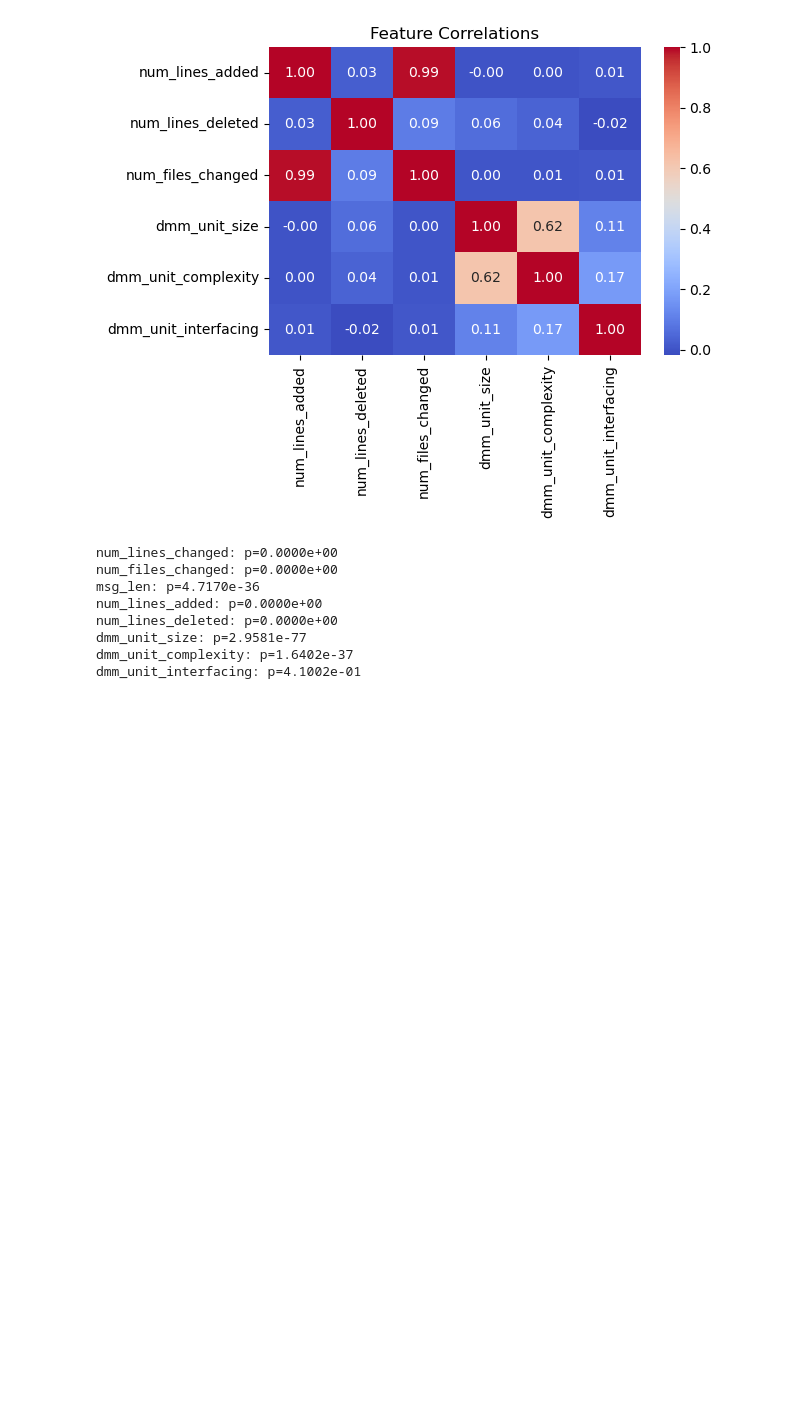
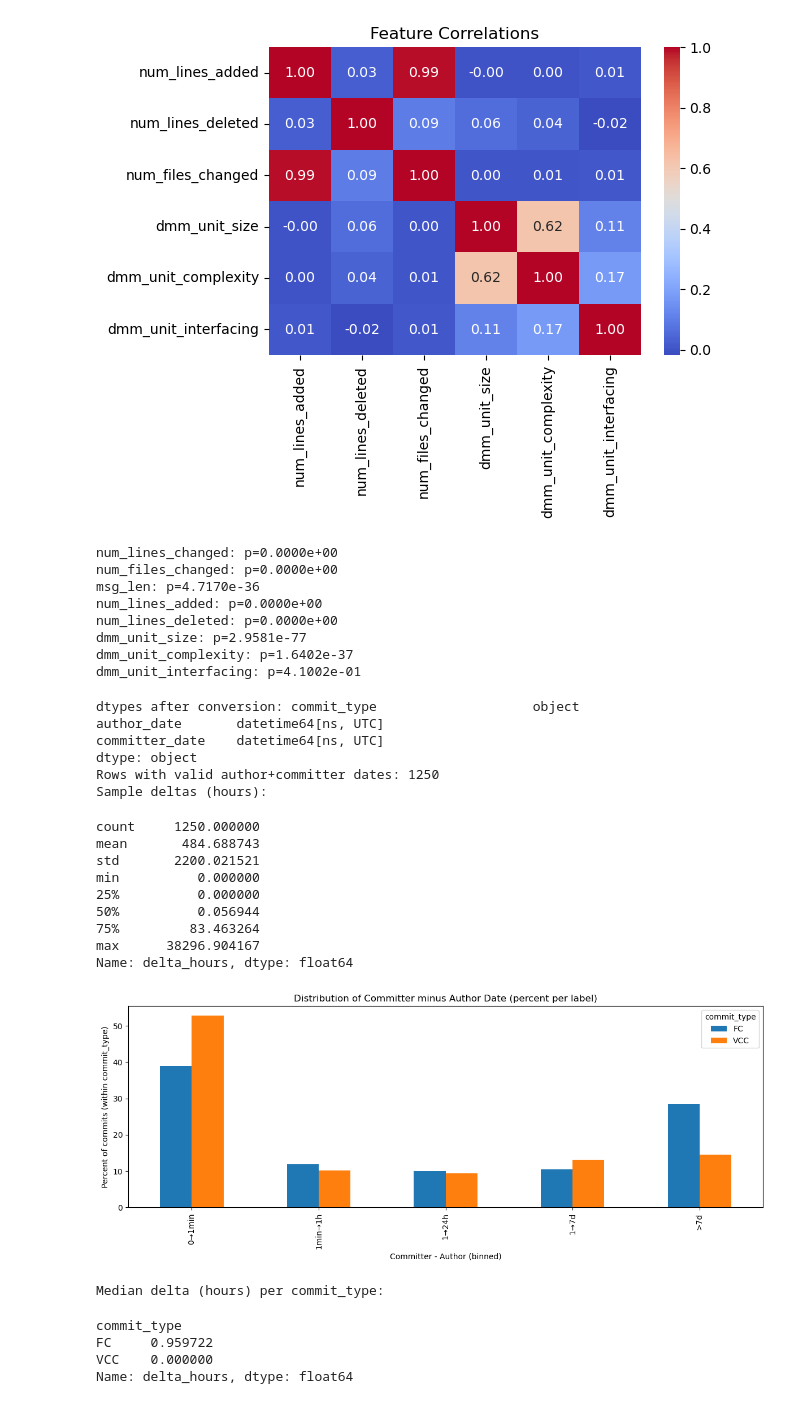
Before and after one commit to tolgakuntman/thesis, a Jupyter notebook: notebooks/data_analysis.ipynb, the cells around one changed output. Cells and saved outputs as stored; diff of their text form; code cells hidden in the pictures; blank space fills up the shorter version.

```diff
--- a/notebooks/data_analysis.ipynb
+++ b/notebooks/data_analysis.ipynb
@@ -337,3 +337,77 @@ num_lines_deleted: p=0.0000e+00
 dmm_unit_size: p=2.9581e-77
 dmm_unit_complexity: p=1.6402e-37
 dmm_unit_interfacing: p=4.1002e-01
+# %%
+# ...existing code...
+# Plot distribution of (committer_date - author_date) as percentages per label (VCC vs FC)
+
+# ensure datetimes
+df['author_date']    = pd.to_datetime(df['author_date'], errors='coerce', infer_datetime_format=True)
+df['committer_date'] = pd.to_datetime(df['committer_date'], errors='coerce', infer_datetime_format=True)
+
+# Subset and compute difference in hours
+_sub = df[['commit_type','author_date','committer_date']].copy()
+
+# robust conversion to datetimes; convert to UTC to avoid tz-naive vs tz-aware errors
+_sub['author_date']    = pd.to_datetime(_sub['author_date'], errors='coerce', utc=True)
+_sub['committer_date'] = pd.to_datetime(_sub['committer_date'], errors='coerce', utc=True)
+
+print("dtypes after conversion:", _sub.dtypes)
+_sub = _sub.dropna(subset=['author_date','committer_date'])
+
+# compute timedelta safely as a pandas Timedelta Series, then seconds -> hours
+delta = _sub['committer_date'] - _sub['author_date']           # TimedeltaSeries
+_sub['delta_hours'] = delta.dt.total_seconds() / 3600.0
+
+
+print("Rows with valid author+committer dates:", len(_sub))
+print("Sample deltas (hours):")
+display(_sub['delta_hours'].describe())
+
+# Define bins (hours) and human labels
+import numpy as np
+bins = [-np.inf, -24, -1, 0, 1/60, 1, 24, 168, np.inf]   # negative = committer earlier
+labels = ['<-24h','-24→-1h','-1→0h','0→1min','1min→1h','1→24h','1→7d','>7d']
+
+_sub['delta_bin'] = pd.cut(_sub['delta_hours'], bins=bins, labels=labels, right=False)
+
+# Crosstab normalized by column (commit_type) -> percentages per label
+pct = pd.crosstab(_sub['delta_bin'], _sub['commit_type']).fillna(0)
+pct = pct.div(pct.sum(axis=0), axis=1) * 100  # each column (label) sums to 100%
+
+# Plot grouped bar chart: x = bins, grouped bars = commit_type percentages
+ax = pct.plot(kind='bar', figsize=(12,5))
+ax.set_xlabel('Committer - Author (binned)')
+ax.set_ylabel('Percent of commits (within commit_type)')
+ax.set_title('Distribution of Committer minus Author Date (percent per label)')
+ax.legend(title='commit_type')
+plt.tight_layout()
+plt.show()
+
+# Optional: print median delta per commit_type (hours)
+medians = _sub.groupby('commit_type')['delta_hours'].median()
+print("Median delta (hours) per commit_type:")
+display(medians)
+# ...existing code...
+# %% [output]
+dtypes after conversion: commit_type                    object
+author_date       datetime64[ns, UTC]
+committer_date    datetime64[ns, UTC]
+dtype: object
+Rows with valid author+committer dates: 1250
+Sample deltas (hours):
+count     1250.000000
+mean       484.688743
+std       2200.021521
+min          0.000000
+25%          0.000000
+50%          0.056944
+75%         83.463264
+max      38296.904167
+Name: delta_hours, dtype: float64
+[figure, added]
+Median delta (hours) per commit_type:
+commit_type
+FC     0.959722
+VCC    0.000000
+Name: delta_hours, dtype: float64
```
Also changed, not shown: 2 other files.
